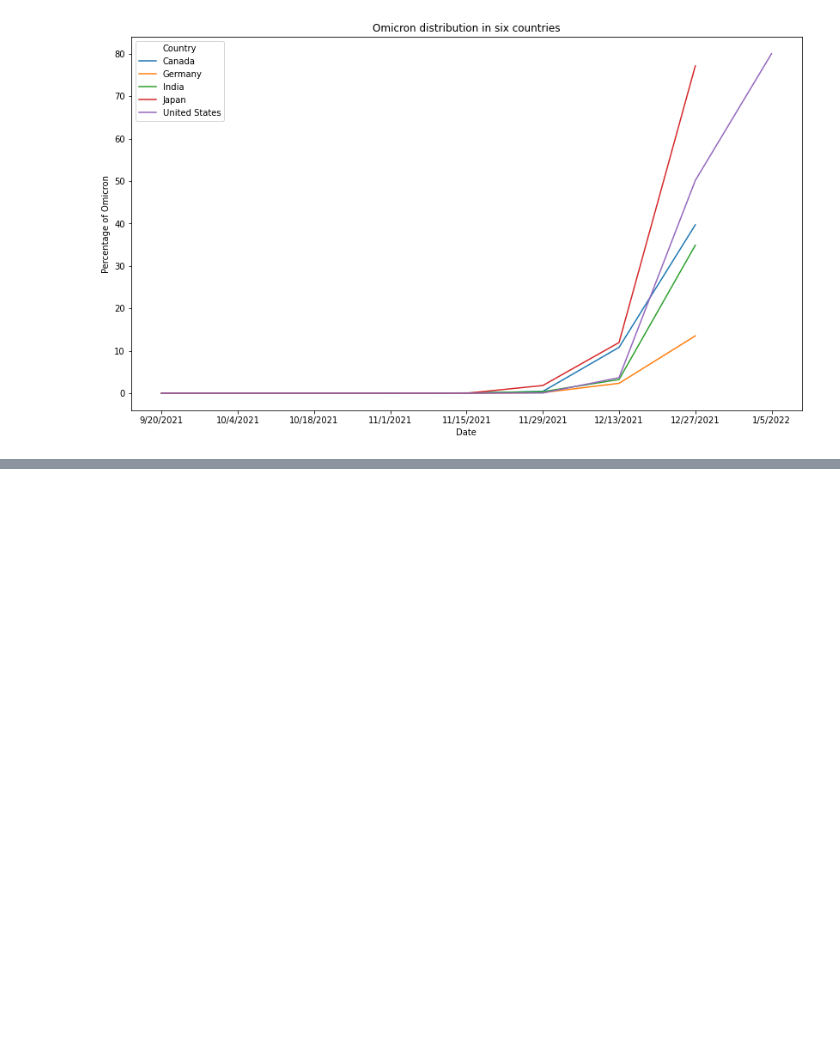
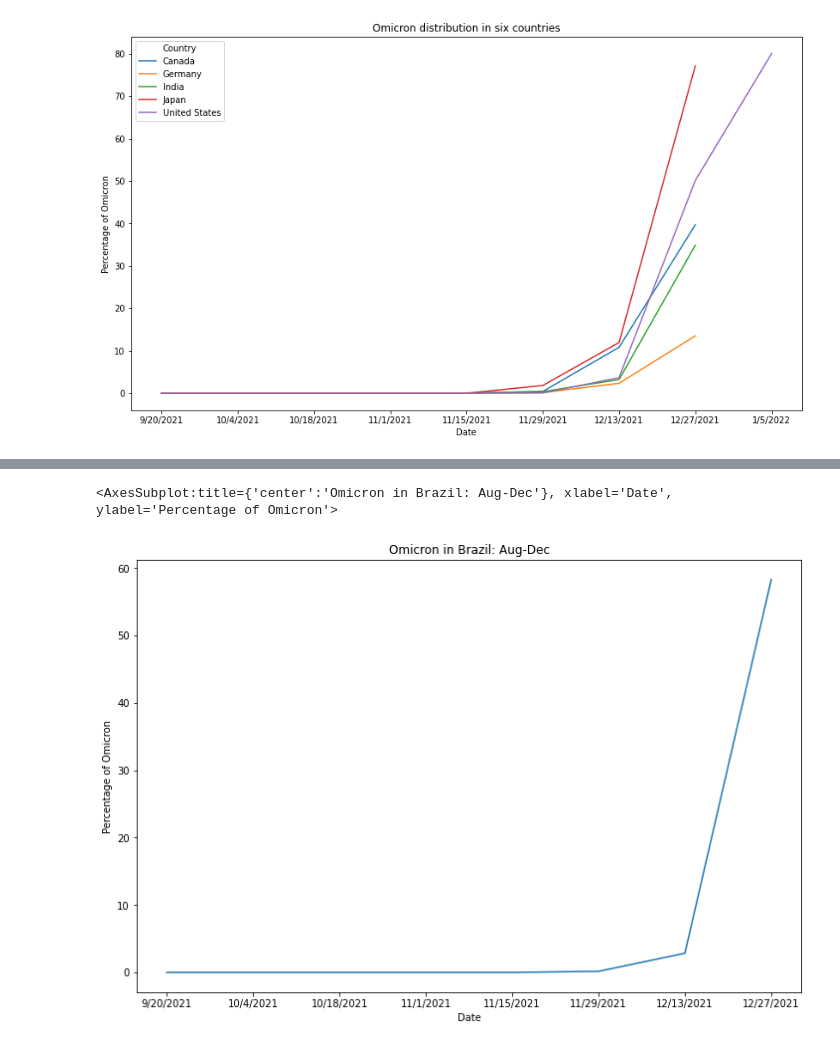
Before and after one commit to sumandevkota/Omicron-Data-Visualization, a Jupyter notebook: Omicron Analysis.ipynb, the cells around one changed output, grey strips where cells are left out. Saved outputs shown, nothing was run; the diff lists cells and outputs as text; code cells hidden in the pictures; blank space fills up the shorter version.

```diff
--- a/Omicron Analysis.ipynb
+++ b/Omicron Analysis.ipynb
@@ -110,3 +110,7 @@ sns.lineplot (x = "Date", y = "Percentage of Omicron", hue = "Country", data = s
 # %% [output]
 <AxesSubplot:title={'center':'Omicron distribution in six countries'}, xlabel='Date', ylabel='Percentage of Omicron'>
 [figure]
+# %%
+# extracting United states Data only
+Brazil = df [df["Country"] == 'Brazil']
+Brazil
@@ -112,0 +127,8 @@ sns.lineplot (x = "Date", y = "Percentage of Omicron", hue = "Country", data = s
+# %%
+# Plotting Line graph using seaborn and matplotlib
+fig, axes = plt.subplots(figsize = (12,8))
+plt.title("Omicron in Brazil: Aug-Dec")
+sns.lineplot(x = "Date", y = "Percentage of Omicron", data = Brazil, ax = axes)
+# %% [output]
+<AxesSubplot:title={'center':'Omicron in Brazil: Aug-Dec'}, xlabel='Date', ylabel='Percentage of Omicron'>
+[figure, added]
```
Also changed, not shown: parts of 1 cell of this notebook.
